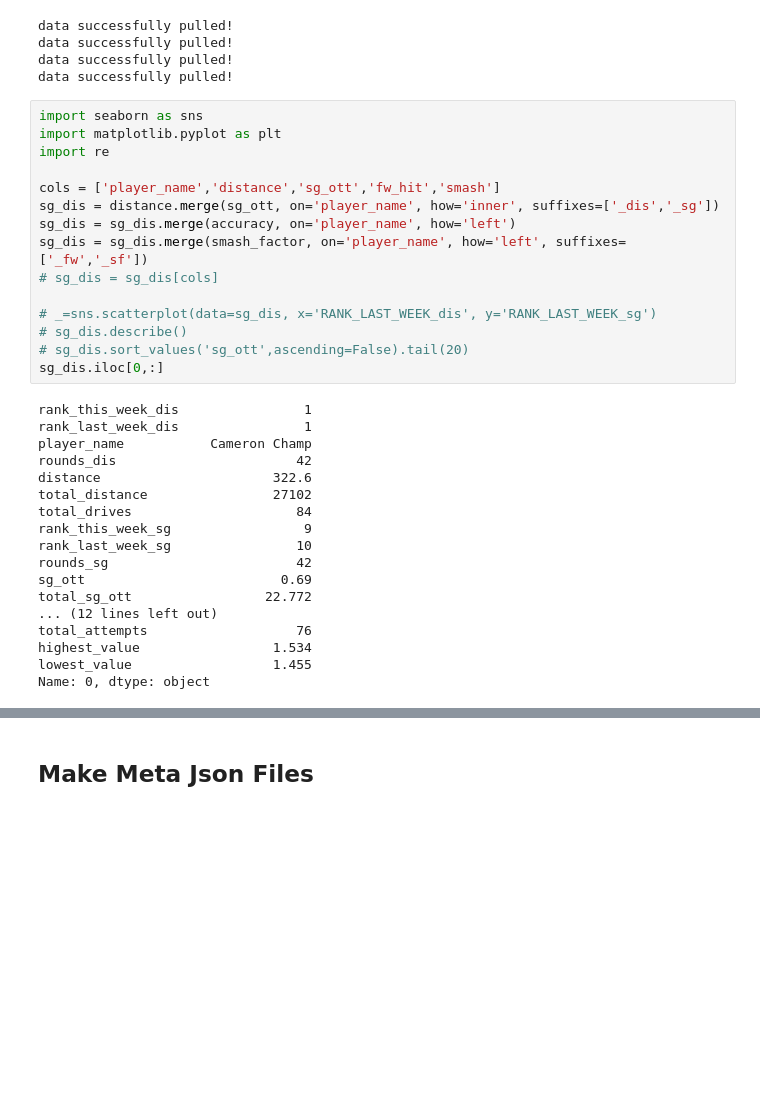
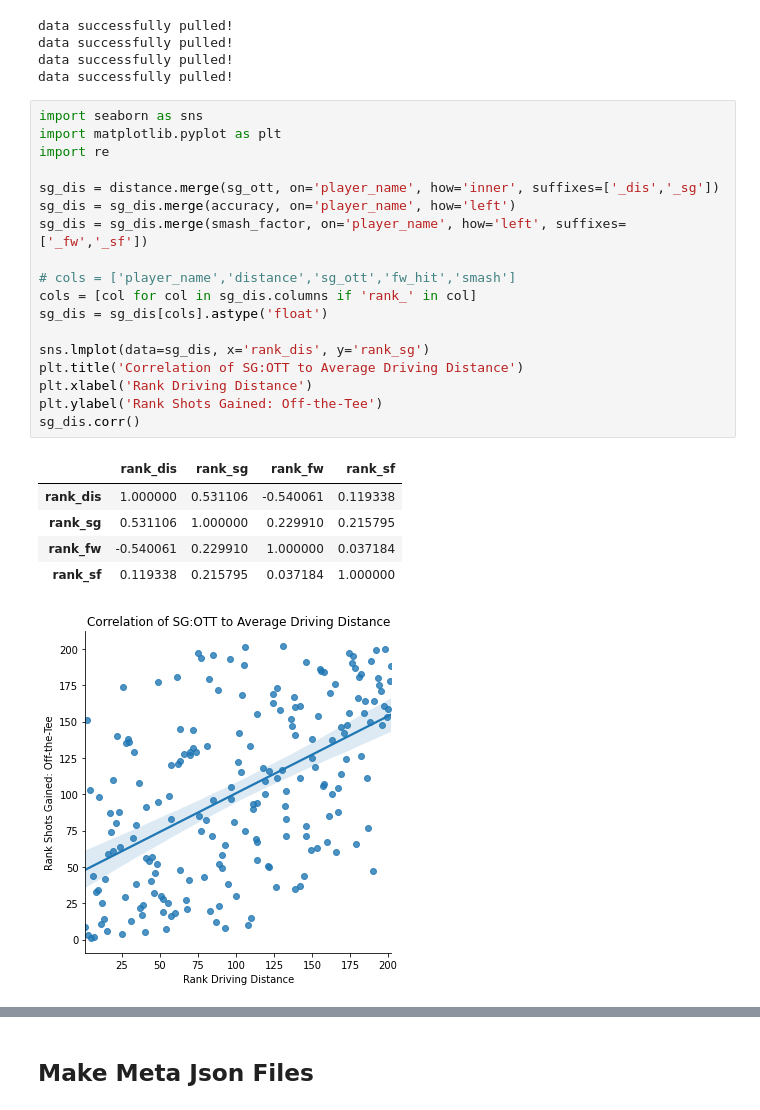
Before and after one commit to jbaviation/dfs_golf, a Jupyter notebook: pgatour.ipynb, the cells around one changed output, grey strips where cells are left out. Drawn from its saved outputs; the diff is of its cells as text; blank space fills up the shorter version.

```diff
--- a/pgatour.ipynb
+++ b/pgatour.ipynb
@@ -92,33 +94,25 @@ data successfully pulled!
 # %%
 import seaborn as sns
 import matplotlib.pyplot as plt
 import re
 
-cols = ['player_name','distance','sg_ott','fw_hit','smash']
 sg_dis = distance.merge(sg_ott, on='player_name', how='inner', suffixes=['_dis','_sg'])
 sg_dis = sg_dis.merge(accuracy, on='player_name', how='left')
 sg_dis = sg_dis.merge(smash_factor, on='player_name', how='left', suffixes=['_fw','_sf'])
-# sg_dis = sg_dis[cols]
 
-# _=sns.scatterplot(data=sg_dis, x='RANK_LAST_WEEK_dis', y='RANK_LAST_WEEK_sg')
-# sg_dis.describe()
-# sg_dis.sort_values('sg_ott',ascending=False).tail(20)
-sg_dis.iloc[0,:]
+# cols = ['player_name','distance','sg_ott','fw_hit','smash']
+cols = [col for col in sg_dis.columns if 'rank_' in col]
+sg_dis = sg_dis[cols].astype('float')
+
+sns.lmplot(data=sg_dis, x='rank_dis', y='rank_sg')
+plt.title('Correlation of SG:OTT to Average Driving Distance')
+plt.xlabel('Rank Driving Distance')
+plt.ylabel('Rank Shots Gained: Off-the-Tee')
+sg_dis.corr()
 # %% [output]
-rank_this_week_dis                1
-rank_last_week_dis                1
-player_name           Cameron Champ
-rounds_dis                       42
-distance                      322.6
-total_distance                27102
-total_drives                     84
-rank_this_week_sg                 9
-rank_last_week_sg                10
-rounds_sg                        42
-sg_ott                         0.69
-total_sg_ott                 22.772
-... (12 lines left out)
-total_attempts                   76
-highest_value                 1.534
-lowest_value                  1.455
-Name: 0, dtype: object
+|  | rank_dis | rank_sg | rank_fw | rank_sf |
+| rank_dis | 1.000000 | 0.531106 | -0.540061 | 0.119338 |
+| rank_sg | 0.531106 | 1.000000 | 0.229910 | 0.215795 |
+| rank_fw | -0.540061 | 0.229910 | 1.000000 | 0.037184 |
+| rank_sf | 0.119338 | 0.215795 | 0.037184 | 1.000000 |
+[figure, added]
```
Also changed, not shown: parts of 2 cells of this notebook, 1 other file.
